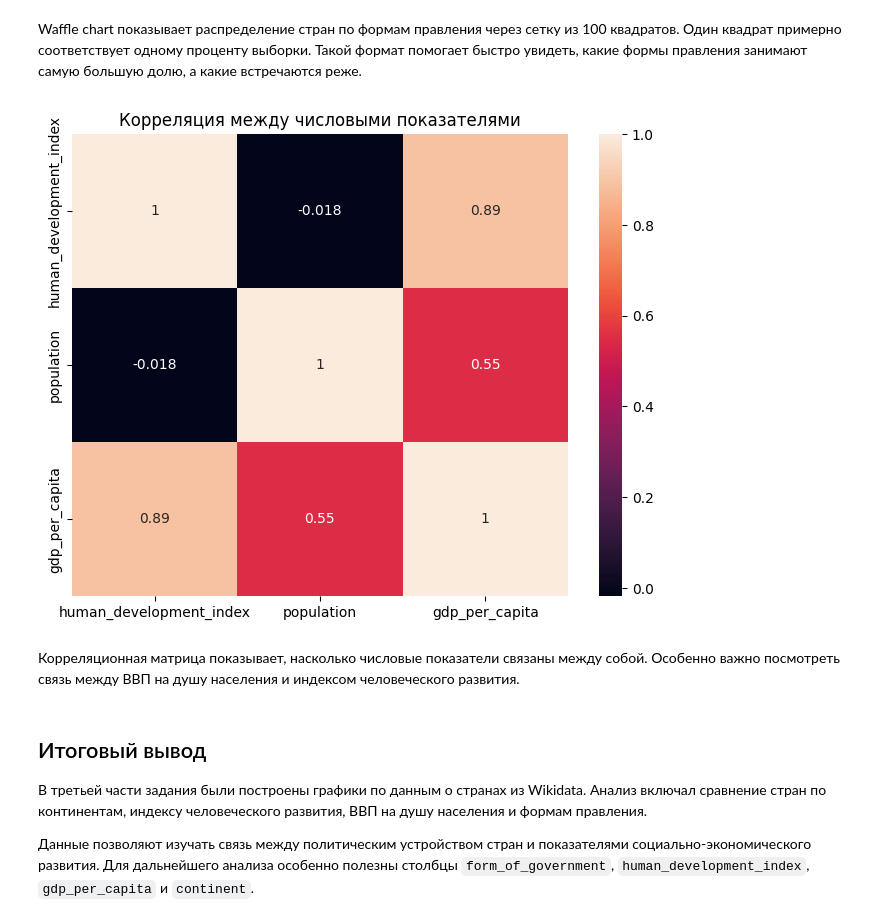
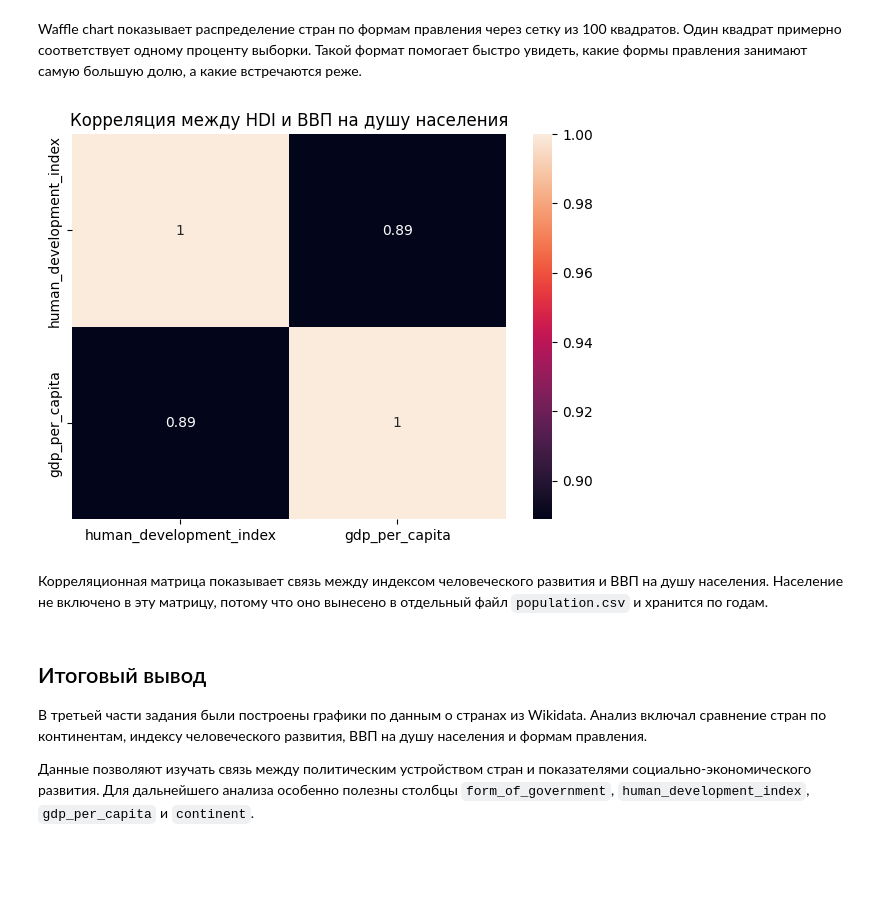
Before and after one commit to surkovaolga2005-png/python-ai-surkoa-olga, a Jupyter notebook: notebooks/week3_visualization.ipynb, the cells around one changed output. Drawn from its saved outputs; the diff is of its cells as text; code cells hidden in the pictures; blank space fills up the shorter version.

```diff
--- a/notebooks/week3_visualization.ipynb
+++ b/notebooks/week3_visualization.ipynb
@@ -53,10 +54,10 @@ df.head()
 # %%
-# переименовываем столбцы для удобной работы
+# переименовываем столбцы основного файла
 df = df.rename(columns={
+    "country": "country_id",
     "countryLabel": "country",
     "governmentLabel": "form_of_government",
     "hdi": "human_development_index",
-    "population": "population",
     "gdpPerCapita": "gdp_per_capita",
     "continentLabel": "continent"
 })
@@ -72,7 +73,6 @@ df.head()
 # %%
-# приводим числовые столбцы к числовому типу
+# приводим числовые столбцы основного файла к числовому типу
 df["human_development_index"] = pd.to_numeric(df["human_development_index"], errors="coerce")
-df["population"] = pd.to_numeric(df["population"], errors="coerce")
 df["gdp_per_capita"] = pd.to_numeric(df["gdp_per_capita"], errors="coerce")
 
 df.info()
@@ -330,20 +316,20 @@ plt.show()
 # %% [markdown]
 Waffle chart показывает распределение стран по формам правления через сетку из 100 квадратов. Один квадрат примерно соответствует одному проценту выборки. Такой формат помогает быстро увидеть, какие формы правления занимают самую большую долю, а какие встречаются реже.
 # %%
-# строим корреляционную матрицу для числовых столбцов
-numeric_df = df[["human_development_index", "population", "gdp_per_capita"]]
+# строим корреляционную матрицу для числовых показателей основного файла
+numeric_df = df[["human_development_index", "gdp_per_capita"]]
 
 correlation_matrix = numeric_df.corr()
 
-plt.figure(figsize=(8, 6))
+plt.figure(figsize=(7, 5))
 sns.heatmap(correlation_matrix, annot=True)
 
-plt.title("Корреляция между числовыми показателями")
+plt.title("Корреляция между HDI и ВВП на душу населения")
 plt.show()
 # %% [output]
-[figure, old version]
+[figure, new version]
-# %% [markdown]
-Корреляционная матрица показывает, насколько числовые показатели связаны между собой. Особенно важно посмотреть связь между ВВП на душу населения и индексом человеческого развития.
+# %% [markdown]
+Корреляционная матрица показывает связь между индексом человеческого развития и ВВП на душу населения. Население не включено в эту матрицу, потому что оно вынесено в отдельный файл `population.csv` и хранится по годам.
 # %% [markdown]
 ## Итоговый вывод
 
```
Also changed, not shown: parts of 7 cells of this notebook.
